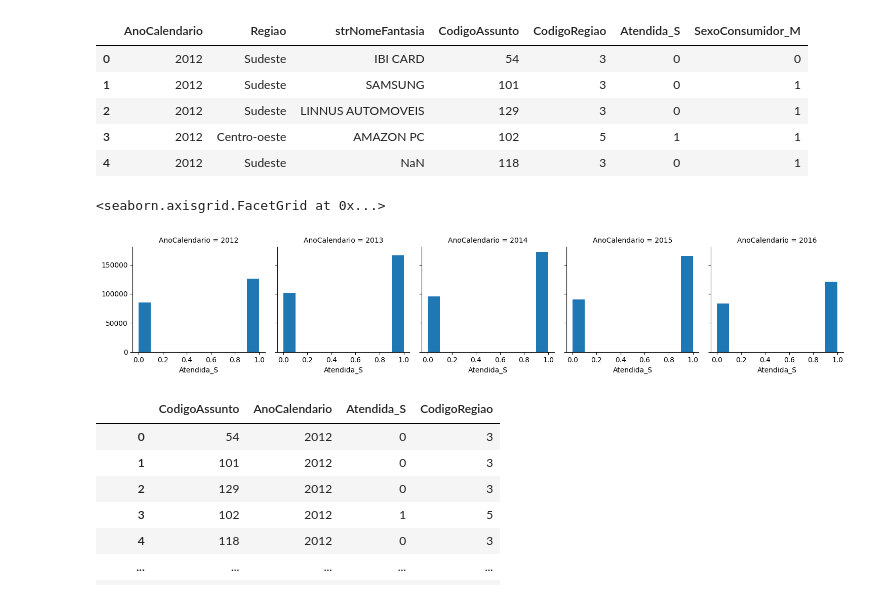
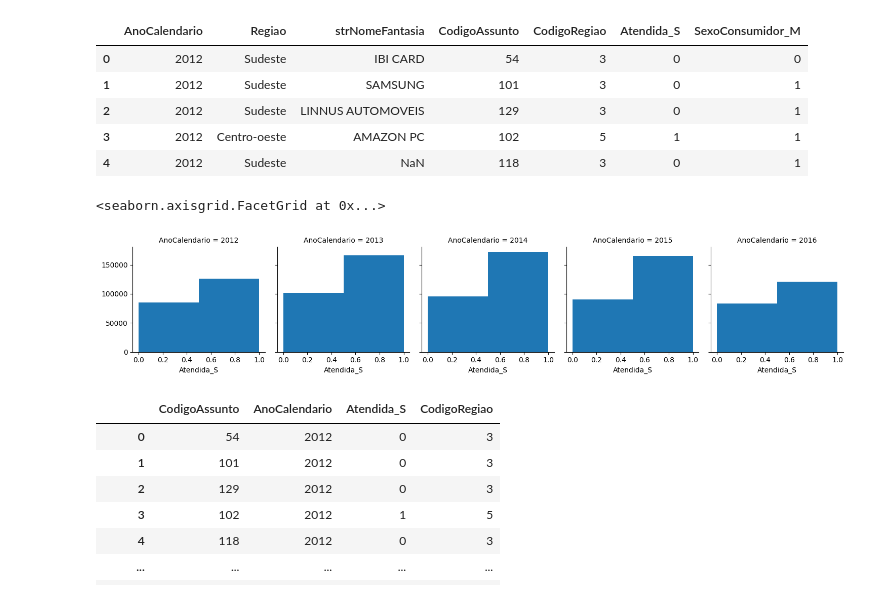
Before and after one commit to jeanthecreator/Analise-de-Dados2, a Jupyter notebook: Entrega.ipynb, the cells around one changed output. Cells and saved outputs as stored; diff of their text form; code cells hidden in the pictures.

```diff
--- a/Entrega.ipynb
+++ b/Entrega.ipynb
@@ -84,10 +84,10 @@ df_analise1.head()
 | 4 | 2012 | Sudeste | NaN | 118 | 3 | 0 | 1 |
 # %%
 aten = sns.FacetGrid(df_analise1, col='AnoCalendario')
-aten.map(plt.hist, 'Atendida_S', bins=10)
+aten.map(plt.hist, 'Atendida_S', bins=2)
 # %% [output]
 <seaborn.axisgrid.FacetGrid at 0x...>
-[figure, old version]
+[figure, new version]
 # %%
 df_analise2 = df_analise1[['CodigoAssunto', 'AnoCalendario', 'Atendida_S', 'CodigoRegiao']]
 # %%
```
Also changed, not shown: parts of 25 cells of this notebook, 1 other file.
